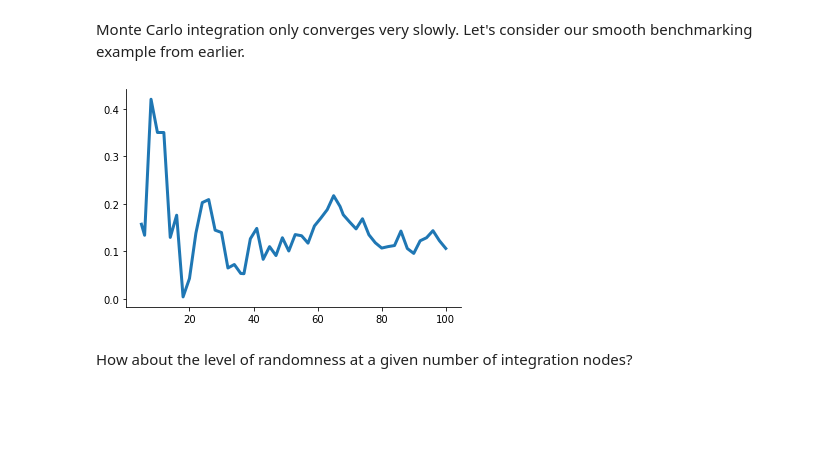
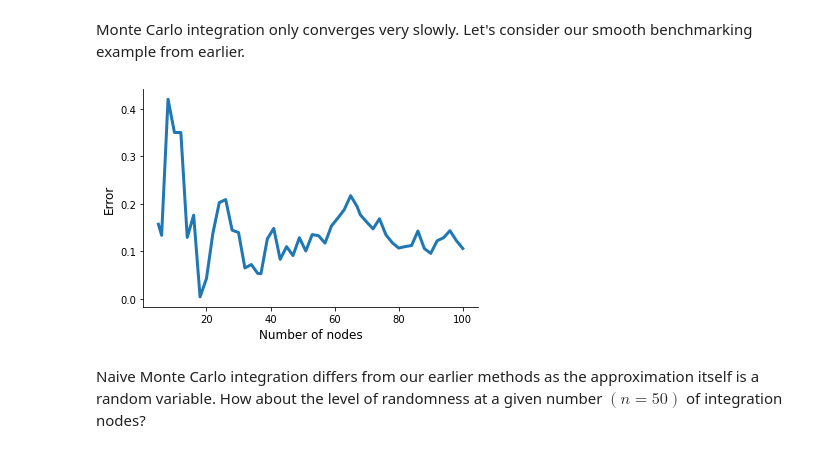
Before and after one commit to OpenSourceEconomics/ose-course-scientific-computing, a Jupyter notebook: lectures/integration/notebook.ipynb, the cells around one changed output. Saved outputs shown, nothing was run; the diff lists cells and outputs as text; code cells hidden in the pictures; blank space fills up the shorter version.

```diff
--- a/lectures/integration/notebook.ipynb
+++ b/lectures/integration/notebook.ipynb
@@ -274,11 +307,11 @@ Type:      function
 # %% [markdown]
 Monte Carlo integration only converges very slowly. Let's consider our smooth benchmarking example from earlier.
 # %%
-plot_naive_monte_carlo_error(max_points=100)
+plot_naive_monte_carlo_error(max_nodes=100)
 # %% [output]
-[figure, old version]
+[figure, new version]
 # %% [markdown]
-How about the level of randomness at a given number of integration nodes?
+Naive Monte Carlo integration differs from our earlier methods as the approximation itself is a random variable. How about the level of randomness at a given number $(n = 50)$ of integration nodes?
 # %%
 plot_naive_monte_carlo_randomness()
 # %% [output]
```
Also changed, not shown: parts of 27 cells of this notebook, 6 other files.
